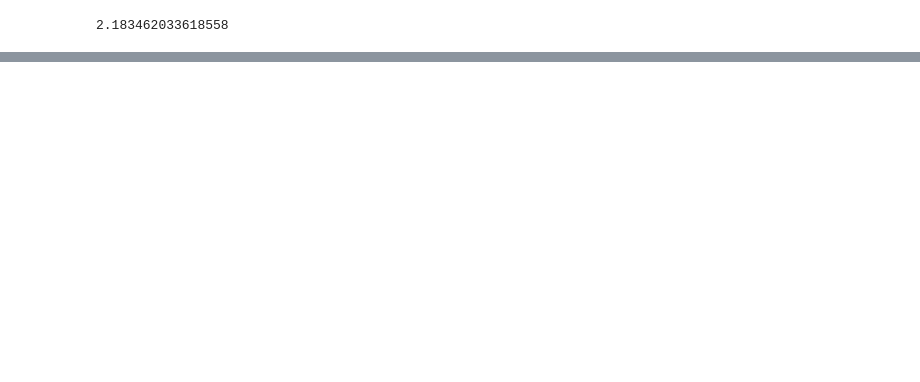
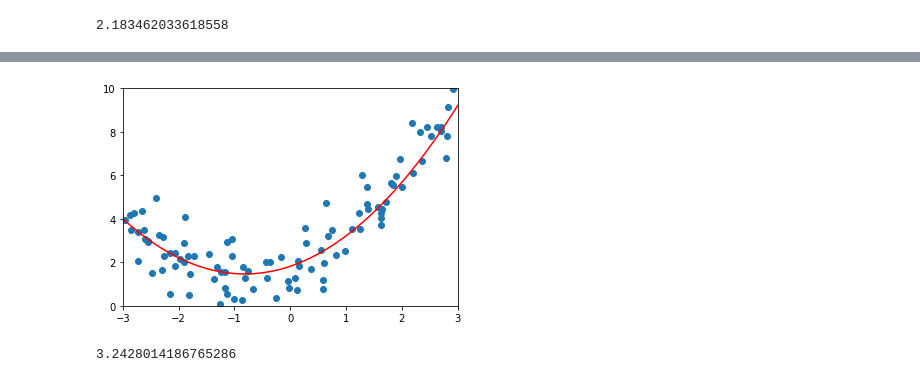
Before and after one commit to TobiahShaw/machine-learning-algorithm, a Jupyter notebook: PolynomialRegression/8.Regularization.ipynb, the cells around one changed output, grey strips where cells are left out. Cells and saved outputs as stored; diff of their text form; code cells hidden in the pictures; blank space fills up the shorter version.

```diff
--- a/PolynomialRegression/8.Regularization.ipynb
+++ b/PolynomialRegression/8.Regularization.ipynb
@@ -185,0 +225,12 @@ plot_model(ridge100_reg)
+# %%
+plot_model(lasso01_reg)
+# %% [output]
+[figure, added]
+# %%
+lasso1_reg = LASSORegression(20, 1)
+lasso1_reg.fit(X_train, y_train)
+
+y_lasso1_predict = lasso1_reg.predict(X_test)
+mean_squared_error(y_test, y_lasso1_predict)
+# %% [output]
+3.2428014186765286
```
Also changed, not shown: parts of 13 cells of this notebook, 2 other files.
